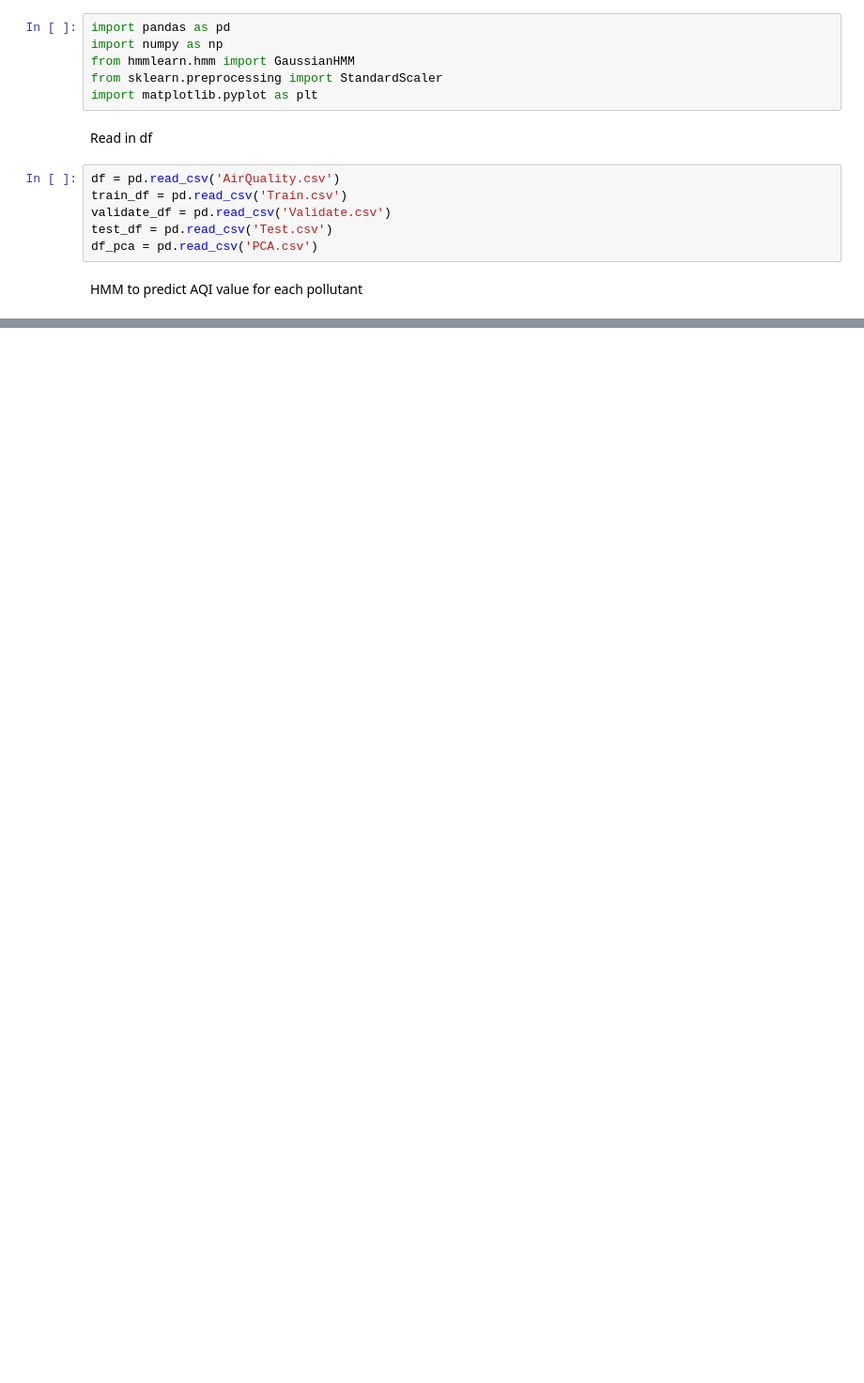
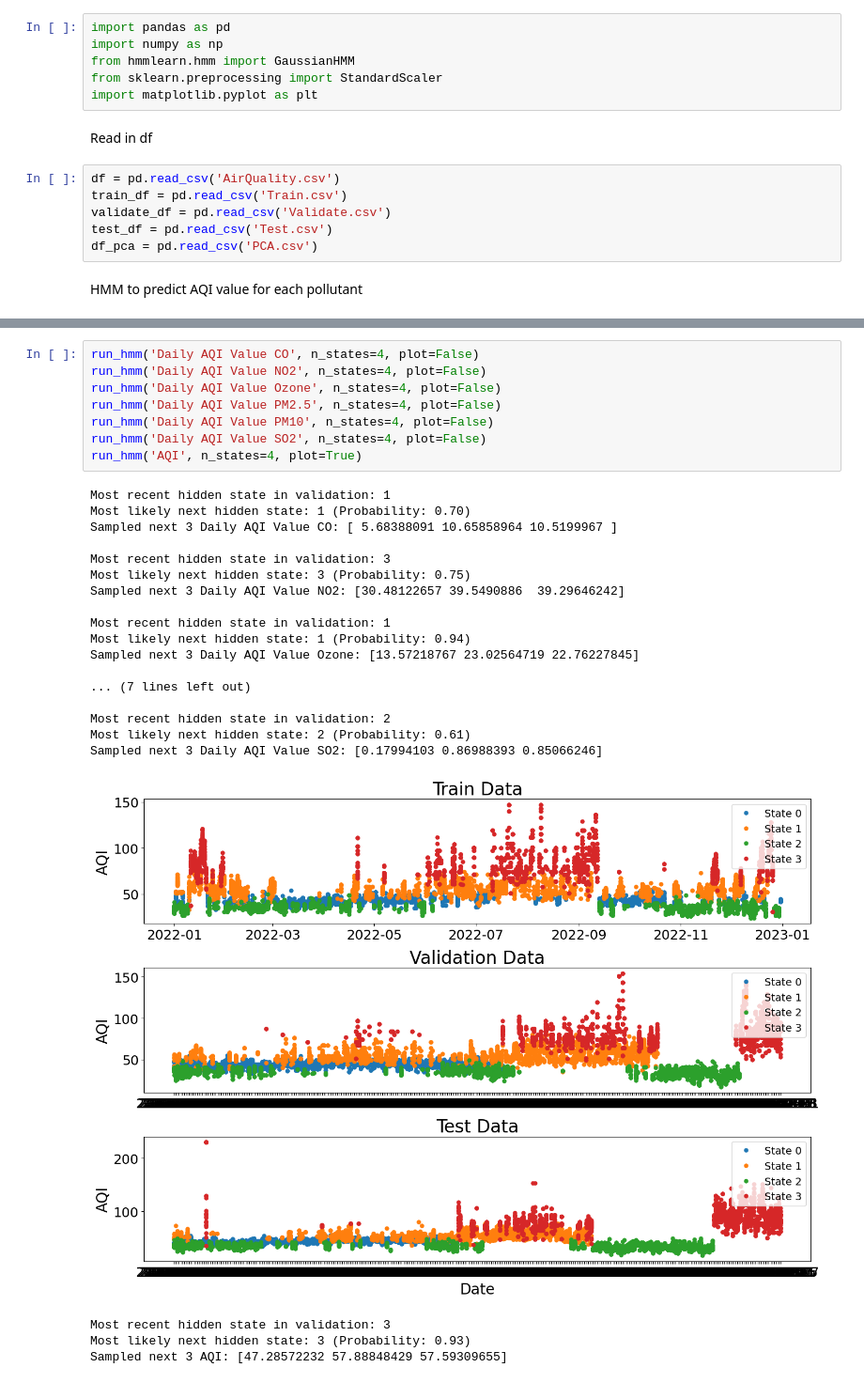
Before and after one commit to sophieharman/Vol3AirQualityProject, a Jupyter notebook: Markov.ipynb, the cells around one changed output, grey strips where cells are left out. Shown: that part at 94% size. Cells and saved outputs as stored; diff of their text form; blank space fills up the shorter version.

```diff
--- a/Markov.ipynb
+++ b/Markov.ipynb
@@ -105,0 +204,30 @@ Sampled next 3 Daily AQI Value SO2: [0.88960723 0.4407945  1.05328594]
+# %%
+run_hmm('Daily AQI Value CO', n_states=4, plot=False)
+run_hmm('Daily AQI Value NO2', n_states=4, plot=False)
+run_hmm('Daily AQI Value Ozone', n_states=4, plot=False)
+run_hmm('Daily AQI Value PM2.5', n_states=4, plot=False)
+run_hmm('Daily AQI Value PM10', n_states=4, plot=False)
+run_hmm('Daily AQI Value SO2', n_states=4, plot=False)
+run_hmm('AQI', n_states=4, plot=True)
+# %% [output]
+Most recent hidden state in validation: 1
+Most likely next hidden state: 1 (Probability: 0.70)
+Sampled next 3 Daily AQI Value CO: [ 5.68388091 10.65858964 10.5199967 ]
+
+Most recent hidden state in validation: 3
+Most likely next hidden state: 3 (Probability: 0.75)
+Sampled next 3 Daily AQI Value NO2: [30.48122657 39.5490886  39.29646242]
+
+Most recent hidden state in validation: 1
+Most likely next hidden state: 1 (Probability: 0.94)
+Sampled next 3 Daily AQI Value Ozone: [13.57218767 23.02564719 22.76227845]
+
+... (7 lines left out)
+
+Most recent hidden state in validation: 2
+Most likely next hidden state: 2 (Probability: 0.61)
+Sampled next 3 Daily AQI Value SO2: [0.17994103 0.86988393 0.85066246]
+[figure, added]
+Most recent hidden state in validation: 3
+Most likely next hidden state: 3 (Probability: 0.93)
+Sampled next 3 AQI: [47.28572232 57.88848429 57.59309655]
```
Also changed, not shown: parts of 3 cells of this notebook.
